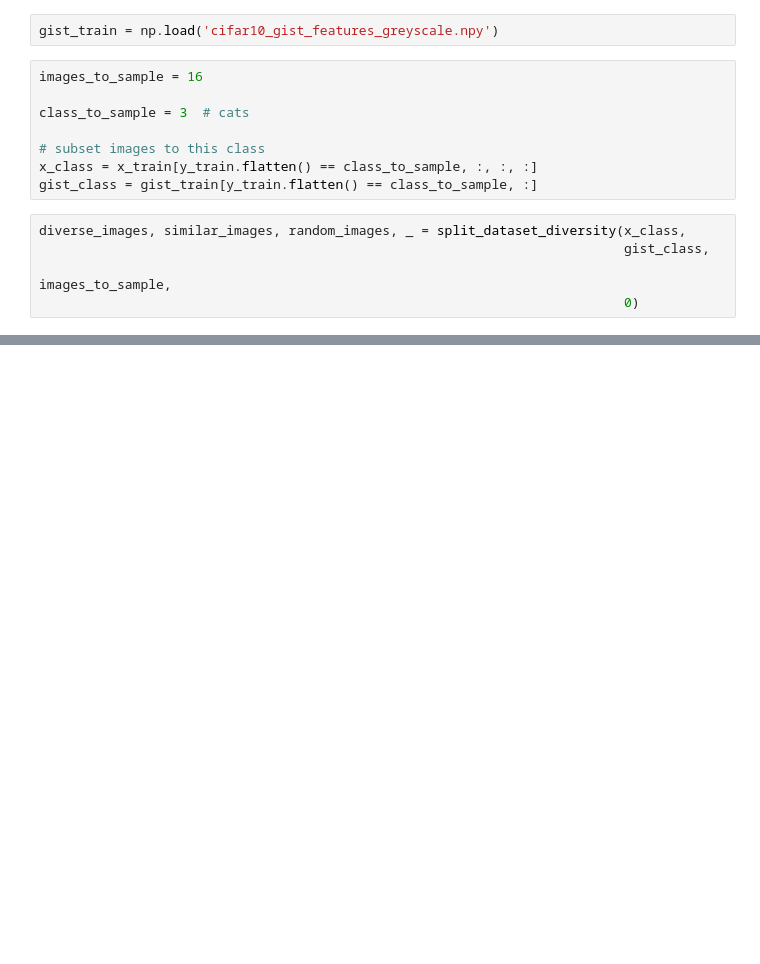
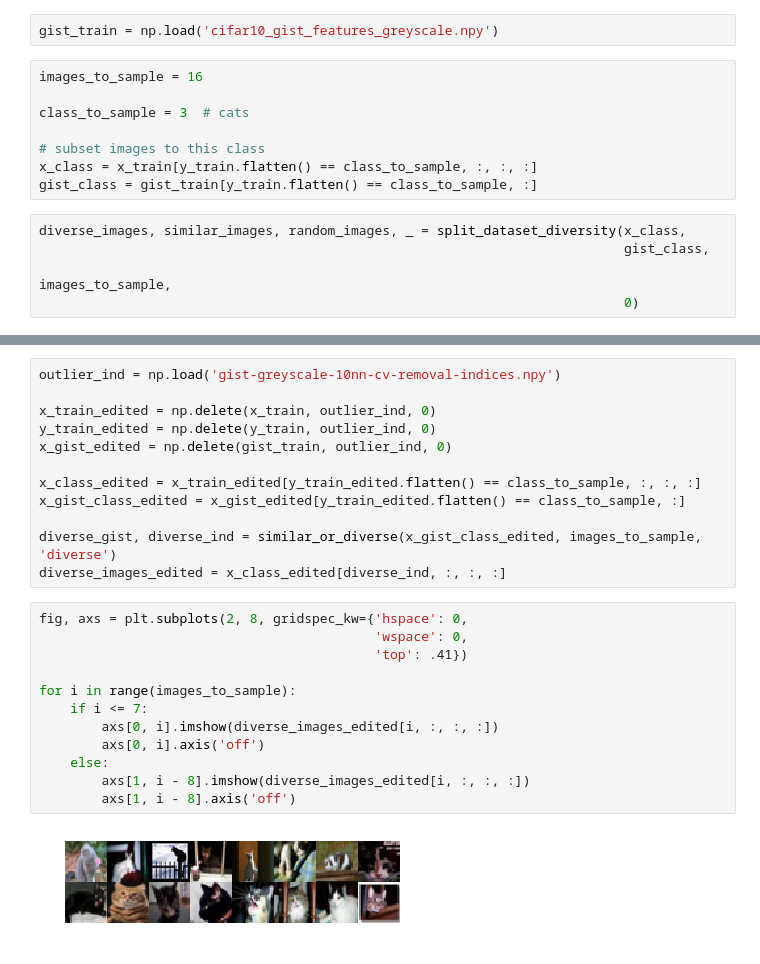
Before and after one commit to johneverettkoo/da-project, a Jupyter notebook: greyscale-embedding/diverse-similar-sampling-demo.ipynb, the cells around one changed output, grey strips where cells are left out. Cells and saved outputs as stored; diff of their text form; blank space fills up the shorter version.

Commit message:
images from greyscale imbedding

```diff
--- a/greyscale-embedding/diverse-similar-sampling-demo.ipynb
+++ b/greyscale-embedding/diverse-similar-sampling-demo.ipynb
@@ -76,0 +77,26 @@ for i in range(images_to_sample):
+# %%
+outlier_ind = np.load('gist-greyscale-10nn-cv-removal-indices.npy')
+
+x_train_edited = np.delete(x_train, outlier_ind, 0)
+y_train_edited = np.delete(y_train, outlier_ind, 0)
+x_gist_edited = np.delete(gist_train, outlier_ind, 0)
+
+x_class_edited = x_train_edited[y_train_edited.flatten() == class_to_sample, :, :, :]
+x_gist_class_edited = x_gist_edited[y_train_edited.flatten() == class_to_sample, :]
+
+diverse_gist, diverse_ind = similar_or_diverse(x_gist_class_edited, images_to_sample, 'diverse')
+diverse_images_edited = x_class_edited[diverse_ind, :, :, :]
+# %%
+fig, axs = plt.subplots(2, 8, gridspec_kw={'hspace': 0,
+                                           'wspace': 0,
+                                           'top': .41})
+
+for i in range(images_to_sample):
+    if i <= 7:
+        axs[0, i].imshow(diverse_images_edited[i, :, :, :])
+        axs[0, i].axis('off')
+    else:
+        axs[1, i - 8].imshow(diverse_images_edited[i, :, :, :])
+        axs[1, i - 8].axis('off')
+# %% [output]
+[figure, added]
```
Also changed, not shown: parts of 3 cells of this notebook, 1 other file.
